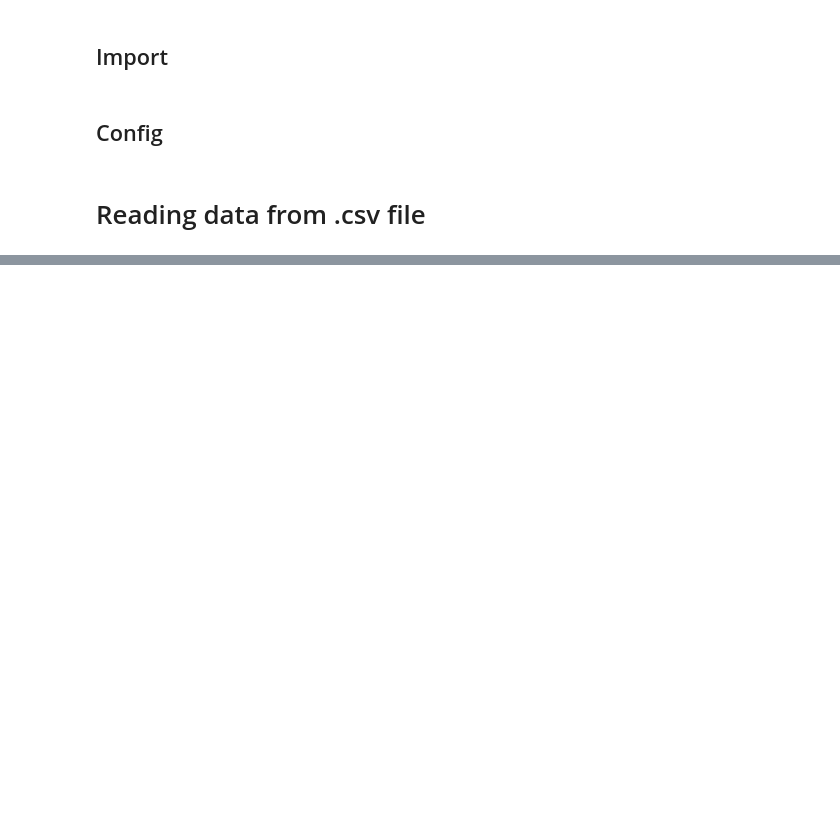
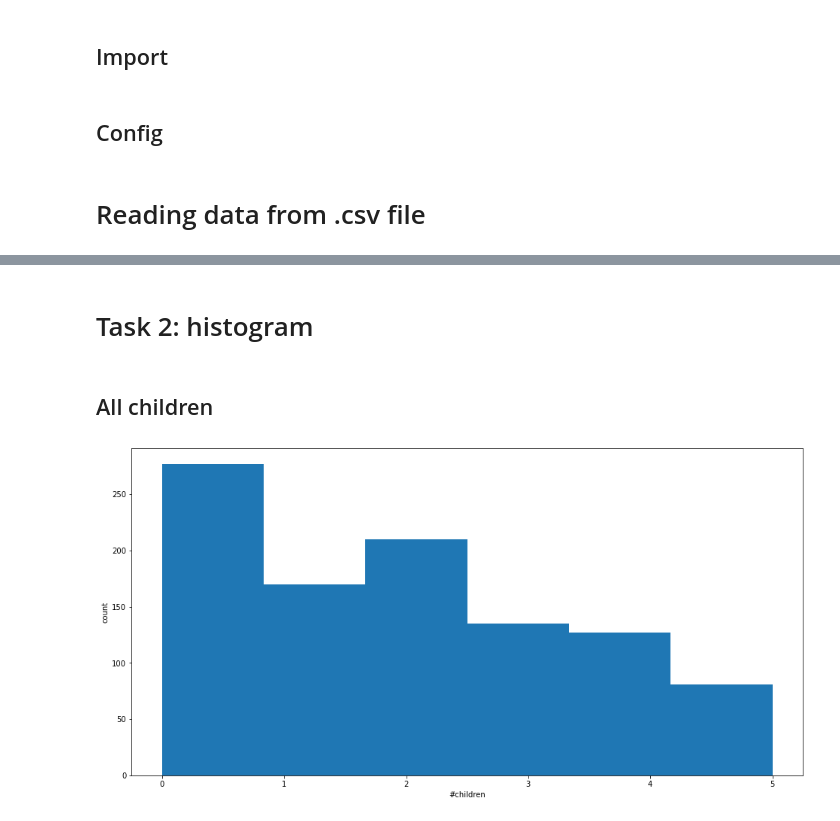
Before and after one commit to FreeLike76/KpiDataAnalysisPython, a Jupyter notebook: lab4/main4.ipynb, the cells around one changed output, grey strips where cells are left out. Drawn from its saved outputs; the diff is of its cells as text; code cells hidden in the pictures; blank space fills up the shorter version.

```diff
--- a/lab4/main4.ipynb
+++ b/lab4/main4.ipynb
@@ -303,0 +71,11 @@ df_outer
+# %% [markdown]
+# Task 2: histogram
+# %% [markdown]
+## All children
+# %%
+plt.hist(df["children"], bins=df["children"].nunique())
+plt.xlabel("#children")
+plt.ylabel("count")
+plt.show()
+# %% [output]
+[figure, added]
```
Also changed, not shown: parts of 55 cells of this notebook.
